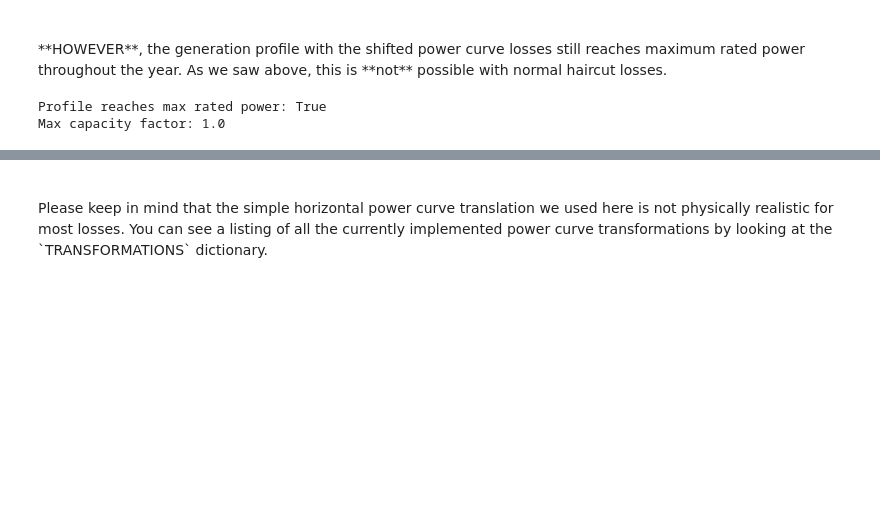
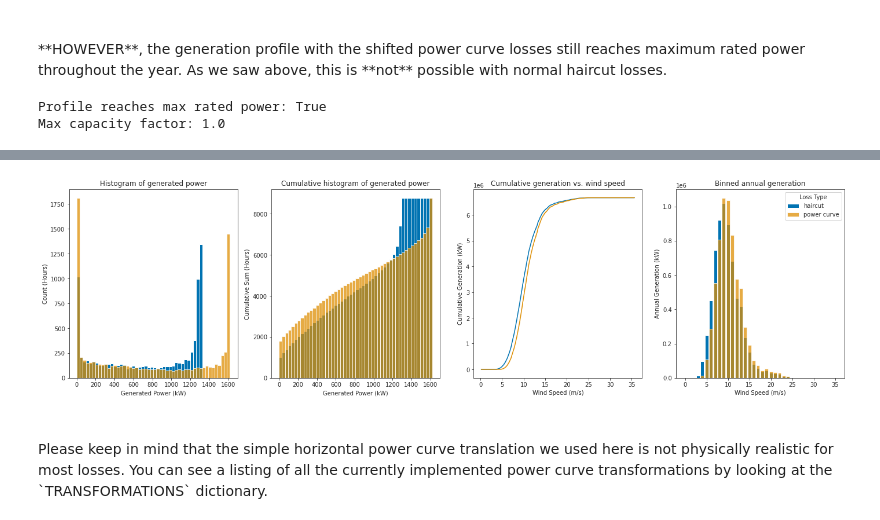
Before and after one commit to NREL/reV, a Jupyter notebook: examples/rev_losses/rev_losses_demo.ipynb, the cells around one changed output, grey strips where cells are left out. Cells and saved outputs as stored; diff of their text form; code cells hidden in the pictures; blank space fills up the shorter version.

```diff
--- a/examples/rev_losses/rev_losses_demo.ipynb
+++ b/examples/rev_losses/rev_losses_demo.ipynb
@@ -191,3 +235,74 @@ fig.savefig('test.png')
+# %%
+site_ind = 2
+fig, axes = plt.subplots(1, 4, figsize=(24, 6))
+axes[0].hist(
+    gen_haircut.out['gen_profile'][:, site_ind],
+    bins=50,
+    range=(0, 1620)
+)
+axes[0].hist(
+    gen.out['gen_profile'][:, site_ind],
+    bins=50,
+    alpha=0.75,
+    range=(0, 1620)
+)
+axes[0].set_xlabel("Generated Power (kW)")
+axes[0].set_ylabel("Count (Hours)")
+axes[0].set_title("Histogram of generated power")
+
+axes[1].hist(
+    gen_haircut.out['gen_profile'][:, site_ind],
+    bins=50,
+    range=(0, 1620),
+    cumulative=True
+)
+axes[1].hist(
+    gen.out['gen_profile'][:, site_ind],
+    bins=50,
+    alpha=0.75,
+    range=(0, 1620),
+    cumulative=True
+)
+axes[1].set_xlabel("Generated Power (kW)")
+axes[1].set_ylabel("Cumulative Sum (Hours)")
+axes[1].set_title("Cumulative histogram of generated power")
+
+sorted_inds = np.argsort(gen.out['windspeed'][:, site_ind])
+axes[2].plot(
+    gen.out['windspeed'][sorted_inds, site_ind],
+    np.cumsum(gen_haircut.out['gen_profile'][sorted_inds, site_ind])
+)
+axes[2].plot(
+    gen.out['windspeed'][sorted_inds, site_ind],
+    np.cumsum(gen.out['gen_profile'][sorted_inds, site_ind])
+)
+axes[2].set_xlabel("Wind Speed (m/s)")
+axes[2].set_ylabel("Cumulative Generation (kW)")
+axes[2].set_title("Cumulative generation vs. wind speed");
+
+
+annual_powers_haircut = []
+annual_powers_power_curve = []
+for left_bin in range(36):
+    mask = (
+        (gen.out['windspeed'][:, site_ind] >= left_bin)
+         & (gen.out['windspeed'][:, site_ind] < left_bin + 1)
+    )
+    annual_powers_haircut.append(
+        gen_haircut.out['gen_profile'][mask, site_ind].sum()
+    )
+    annual_powers_power_curve.append(
+        gen.out['gen_profile'][mask, site_ind].sum()
+    )
+
+axes[3].bar(range(36), annual_powers_haircut)
+axes[3].bar(range(36), annual_powers_power_curve, alpha=0.75)
+axes[3].set_xlabel("Wind Speed (m/s)")
+axes[3].set_ylabel("Annual Generation (kW)")
+axes[3].set_title("Binned annual generation");
+axes[3].legend(['haircut', 'power curve'], loc='best', title="Loss Type");
+# %% [output]
+[figure, added]
 # %% [markdown]
 <br>
 Please keep in mind that the simple horizontal power curve translation we used here is not physically realistic for most losses. You can see a listing of all the currently implemented power curve transformations by looking at the `TRANSFORMATIONS` dictionary.
```
Also changed, not shown: parts of 16 cells of this notebook.
